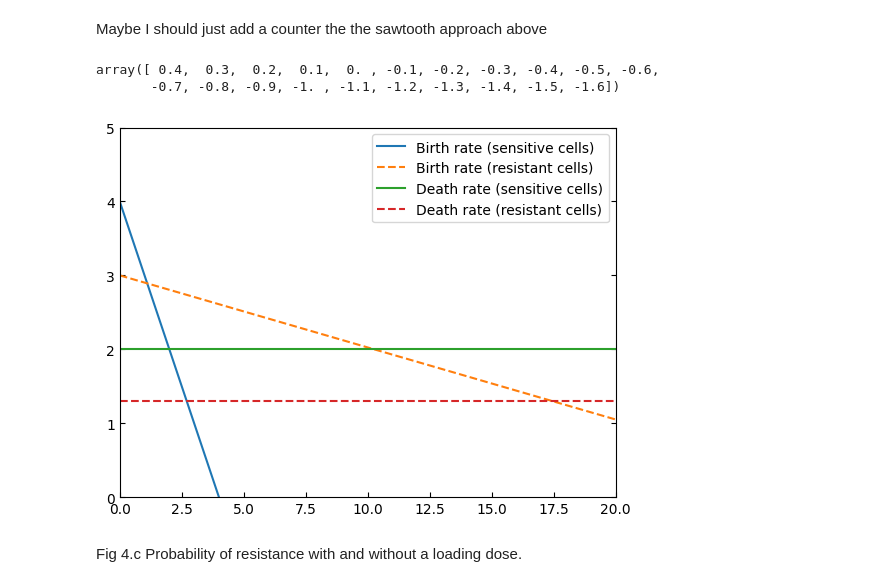
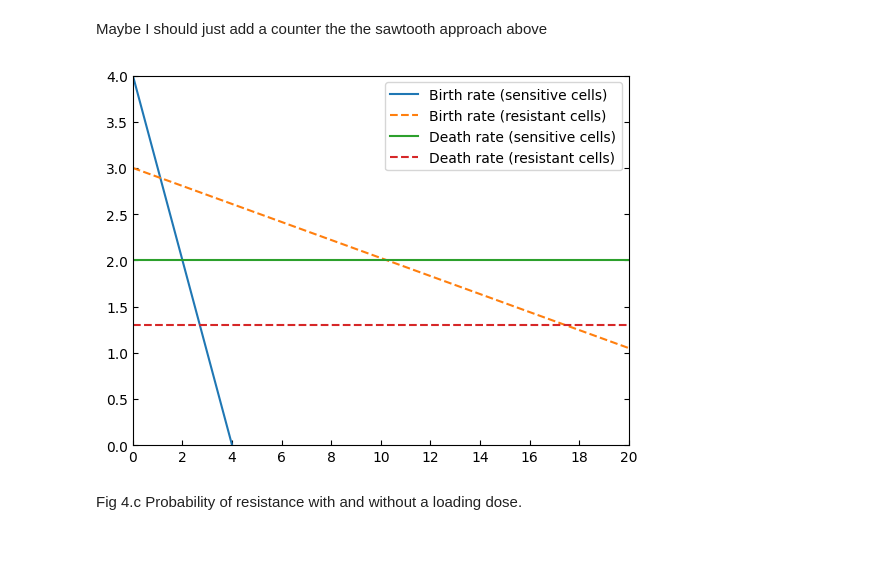
Before and after one commit to colmmcc2000/RSCAM_Group_11, a Jupyter notebook: code_RSCAM.ipynb, the cells around one changed output. Saved outputs shown, nothing was run; the diff lists cells and outputs as text; code cells hidden in the pictures; blank space fills up the shorter version.

```diff
--- a/code_RSCAM.ipynb
+++ b/code_RSCAM.ipynb
@@ -121,7 +126,7 @@ def R_t(t, C2):
     value, error = integrate.quad(integral, 0, t)
     return value
 # %%
-N = 200 #Number of trials
+N = 1000 #Number of trials
 T_max = 100
 M0 = 100
 R0 = 0
@@ -135,7 +140,7 @@ for C2, color in zip([0.09, 0.1, 0.11], ['magenta','blue','red']):
     grid, mean_pop, mean_r, probs, var_r = get_mean_trajectory_double(N, T_max, M0, R0, example_rates_double, beta, u, B1, C2)
 
     # plt.plot(grid, mean_r, c = 'red', label = f'Numerical solution: {N} trials, C2 = {C2}' )
-    plt.plot(grid, mean_r, c = color, marker = 'o', markersize=3, markerfacecolor='none', label = f'Numerical solution: {N} trials, C2 = {C2}' )
+    plt.plot(grid, mean_r, 'o', c = color, markersize=3, markevery = 5, fillstyle='none', label = f'Numerical solution: {N} trials, C2 = {C2}' )
 
     vals_r = np.linspace(0, 100, 100)
     store_r = np.zeros(len(vals_r))
@@ -719,24 +724,21 @@ for i, x in enumerate(conc):
-# %%
-lx
-# %% [output]
-array([ 0.4,  0.3,  0.2,  0.1,  0. , -0.1, -0.2, -0.3, -0.4, -0.5, -0.6,
-       -0.7, -0.8, -0.9, -1. , -1.1, -1.2, -1.3, -1.4, -1.5, -1.6])
 # %%
 M0 = 1e6
 u = 1e-8
 plt.plot(conc, lx * M0 * u * 1e3, label = 'Birth rate (sensitive cells)')
 plt.plot(conc, ly * M0 * u * 1e3, label = 'Birth rate (resistant cells)', linestyle = '--')
 plt.plot(conc, mx * M0 * u * 1e3, label = 'Death rate (sensitive cells)')
 plt.plot(conc, my * M0 * u * 1e3, label = 'Death rate (resistant cells)', linestyle = '--')
 
 plt.xlim(0, 20)
-plt.ylim(0, None)
+plt.ylim(0, 4)
+
+plt.gca().xaxis.set_major_locator(ticker.MultipleLocator(2))
 
 plt.legend()
 plt.gca().tick_params(right=True, direction='in')
 plt.show()
 # %% [output]
-[figure, old version]
+[figure, new version]
 # %% [markdown]
 Fig 4.c Probability of resistance with and without a loading dose.
 # %%
```
Also changed, not shown: parts of 15 cells of this notebook, 1 other file.
